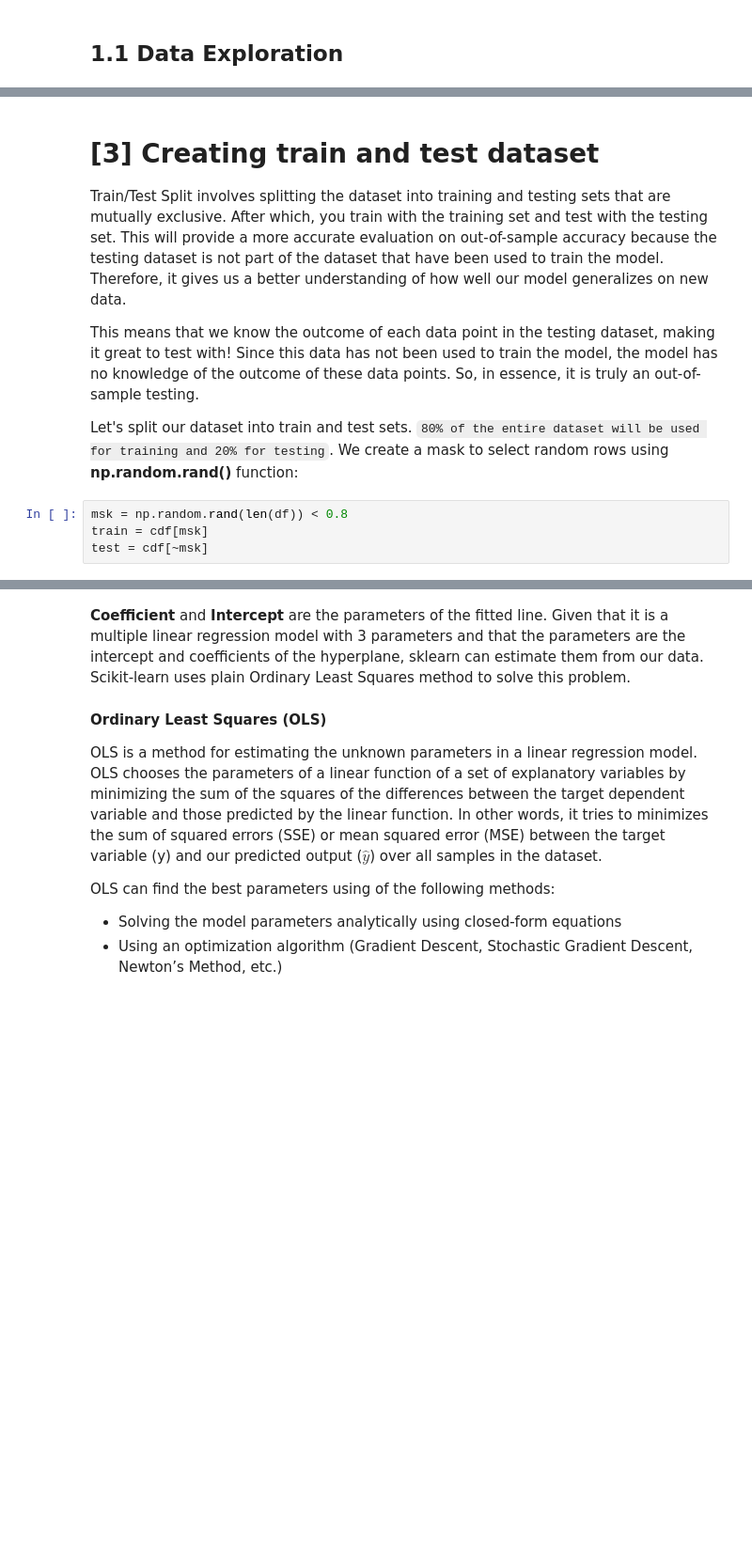
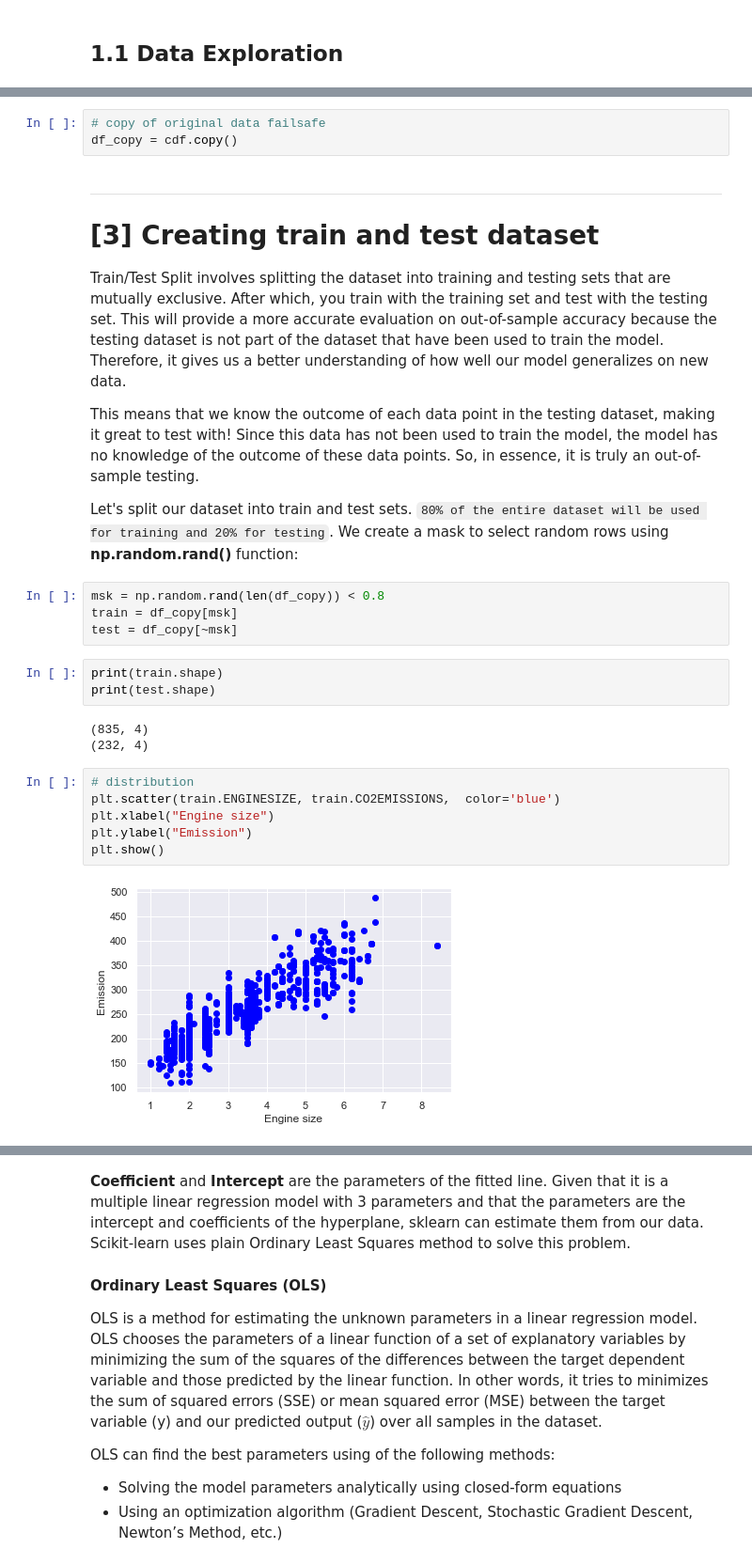
Before and after one commit to khdizon/ML_Files_KD, a Jupyter notebook: ML_Regression-LinearR.ipynb, the cells around one changed output, grey strips where cells are left out. Shown: that part at 94% size. Cells and saved outputs as stored; diff of their text form; blank space fills up the shorter version.

```diff
--- a/ML_Regression-LinearR.ipynb
+++ b/ML_Regression-LinearR.ipynb
@@ -148,4 +197,8 @@ _____
+# %%
+# copy of original data failsafe
+df_copy = cdf.copy()
 # %% [markdown]
+_______________
 # [3] Creating train and test dataset
 Train/Test Split involves splitting the dataset into training and testing sets that are mutually exclusive. After which, you train with the training set and test with the testing set.
 This will provide a more accurate evaluation on out-of-sample accuracy because the testing dataset is not part of the dataset that have been used to train the model. Therefore, it gives us a better understanding of how well our model generalizes on new data.
@@ -154,9 +207,23 @@ This means that we know the outcome of each data point in the testing dataset, m
 
 Let's split our dataset into train and test sets. `80% of the entire dataset will be used for training and 20% for testing`. We create a mask to select random rows using __np.random.rand()__ function:
 # %%
-msk = np.random.rand(len(df)) < 0.8
-train = cdf[msk]
-test = cdf[~msk]
+msk = np.random.rand(len(df_copy)) < 0.8
+train = df_copy[msk]
+test = df_copy[~msk]
+# %%
+print(train.shape)
+print(test.shape)
+# %% [output]
+(835, 4)
+(232, 4)
+# %%
+# distribution
+plt.scatter(train.ENGINESIZE, train.CO2EMISSIONS,  color='blue')
+plt.xlabel("Engine size")
+plt.ylabel("Emission")
+plt.show()
+# %% [output]
+[figure, added]
 # %% [markdown]
 _______
 # [4] Model Selection
```
Also changed, not shown: parts of 28 cells of this notebook.
